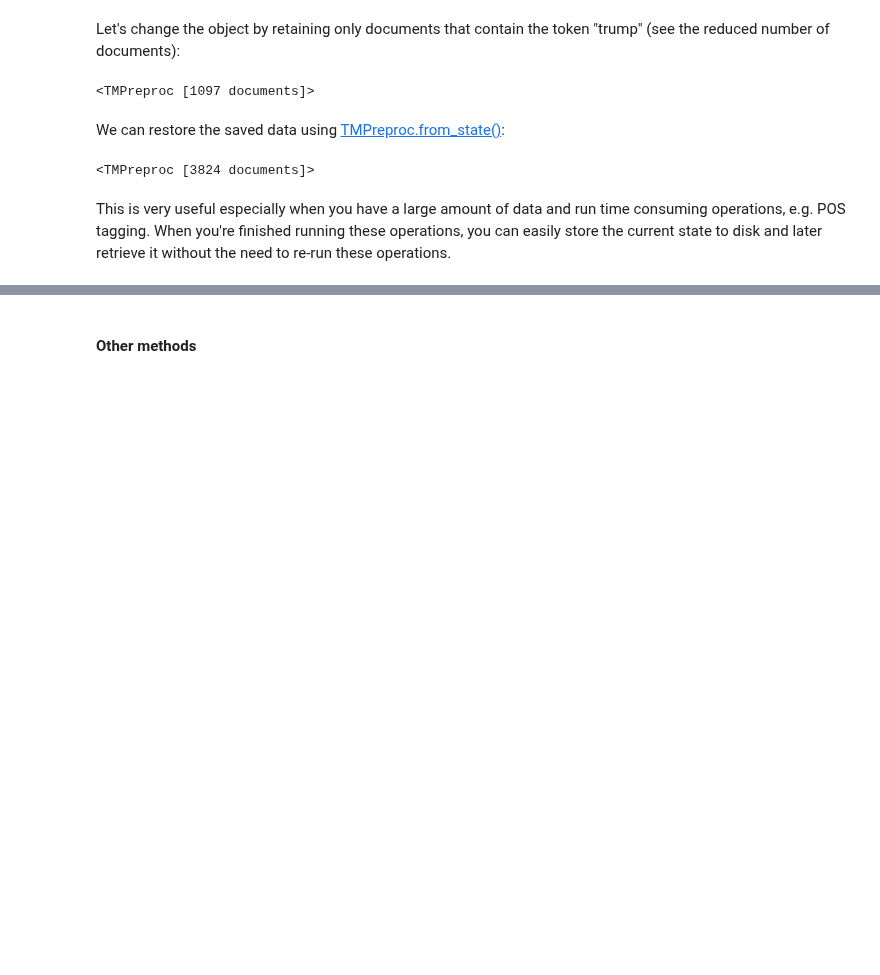
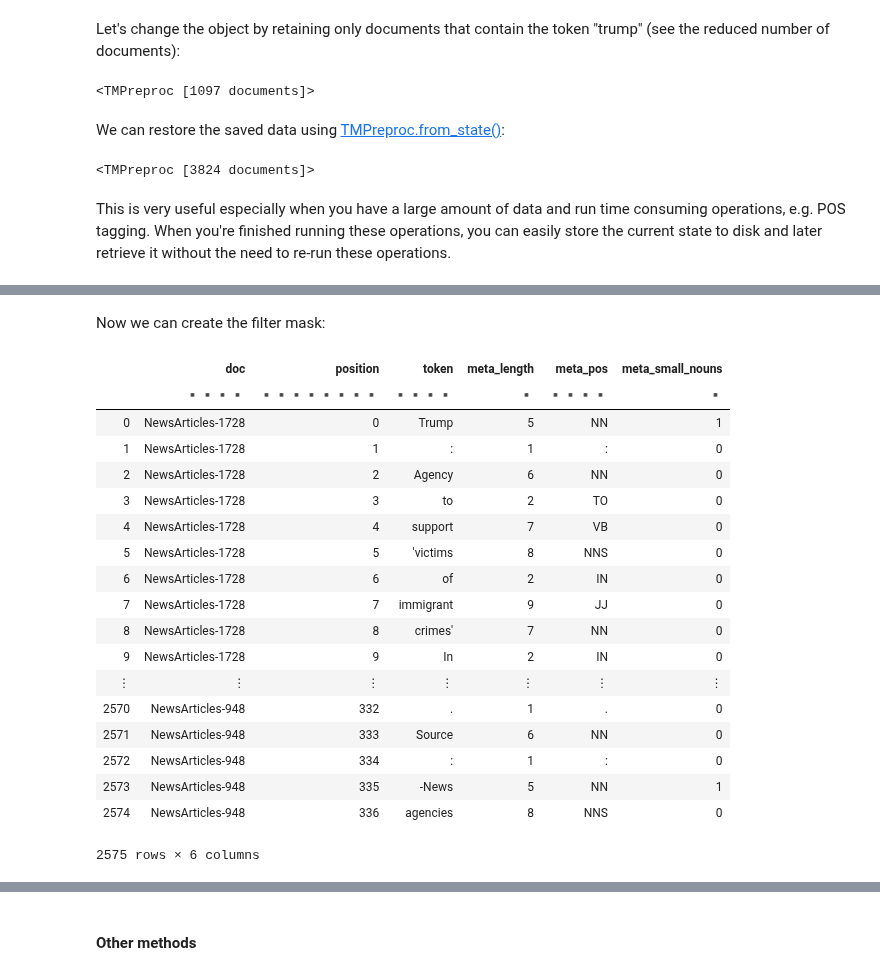
Before and after one commit to WZBSocialScienceCenter/tmtoolkit, a Jupyter notebook: doc/source/preprocessing.ipynb, the cells around one changed output, grey strips where cells are left out. Cells and saved outputs as stored; diff of their text form; code cells hidden in the pictures; blank space fills up the shorter version.

```diff
--- a/doc/source/preprocessing.ipynb
+++ b/doc/source/preprocessing.ipynb
@@ -1245,0 +1530,6 @@ chaining methods
+# %%
+preproc_small = TMPreproc(corpus.sample(5))
+meta_tok_lengths = {doc_label: list(map(len, doc_tokens))
+                    for doc_label, doc_tokens in preproc_small.tokens.items()}
+preproc_small.pos_tag().add_metadata_per_doc('length', meta_tok_lengths)
+preproc_small.tokens_datatable
@@ -1245,0 +1582,34 @@ chaining methods
+# %% [markdown]
+Now we can create the filter mask:
+# %%
+filter_mask = {}
+for doc_label, doc_data in preproc_small.tokens_with_metadata.items():
+    # extract the columns "meta_length" and "meta_pos"
+    # and convert them to NumPy arrays
+    tok_lengths, tok_pos = map(np.array, doc_data[:, [1, 2]].to_list())
+
+    # create a boolean array for nouns with token length less or equal 5
+    filter_mask[doc_label] = (tok_lengths <= 5) & np.char.startswith(tok_pos, 'N')
+
+preproc_small.add_metadata_per_doc('small_nouns', filter_mask)
+preproc_small.tokens_datatable
+# %% [output]
+|  | doc | position | token | meta_length | meta_pos | meta_small_nouns |
+|  | ▪▪▪▪ | ▪▪▪▪▪▪▪▪ | ▪▪▪▪ | ▪ | ▪▪▪▪ | ▪ |
+| 0 | NewsArticles-1728 | 0 | Trump | 5 | NN | 1 |
+| 1 | NewsArticles-1728 | 1 | : | 1 | : | 0 |
+| 2 | NewsArticles-1728 | 2 | Agency | 6 | NN | 0 |
+| 3 | NewsArticles-1728 | 3 | to | 2 | TO | 0 |
+| 4 | NewsArticles-1728 | 4 | support | 7 | VB | 0 |
+| 5 | NewsArticles-1728 | 5 | 'victims | 8 | NNS | 0 |
+| 6 | NewsArticles-1728 | 6 | of | 2 | IN | 0 |
+| 7 | NewsArticles-1728 | 7 | immigrant | 9 | JJ | 0 |
+| 8 | NewsArticles-1728 | 8 | crimes' | 7 | NN | 0 |
+| 9 | NewsArticles-1728 | 9 | In | 2 | IN | 0 |
+| ⋮ | ⋮ | ⋮ | ⋮ | ⋮ | ⋮ | ⋮ |
+| 2570 | NewsArticles-948 | 332 | . | 1 | . | 0 |
+| 2571 | NewsArticles-948 | 333 | Source | 6 | NN | 0 |
+| 2572 | NewsArticles-948 | 334 | : | 1 | : | 0 |
+| 2573 | NewsArticles-948 | 335 | -News | 5 | NN | 1 |
+| 2574 | NewsArticles-948 | 336 | agencies | 8 | NNS | 0 |
+2575 rows × 6 columns
```
Also changed, not shown: parts of 41 cells of this notebook, 7 other files.
